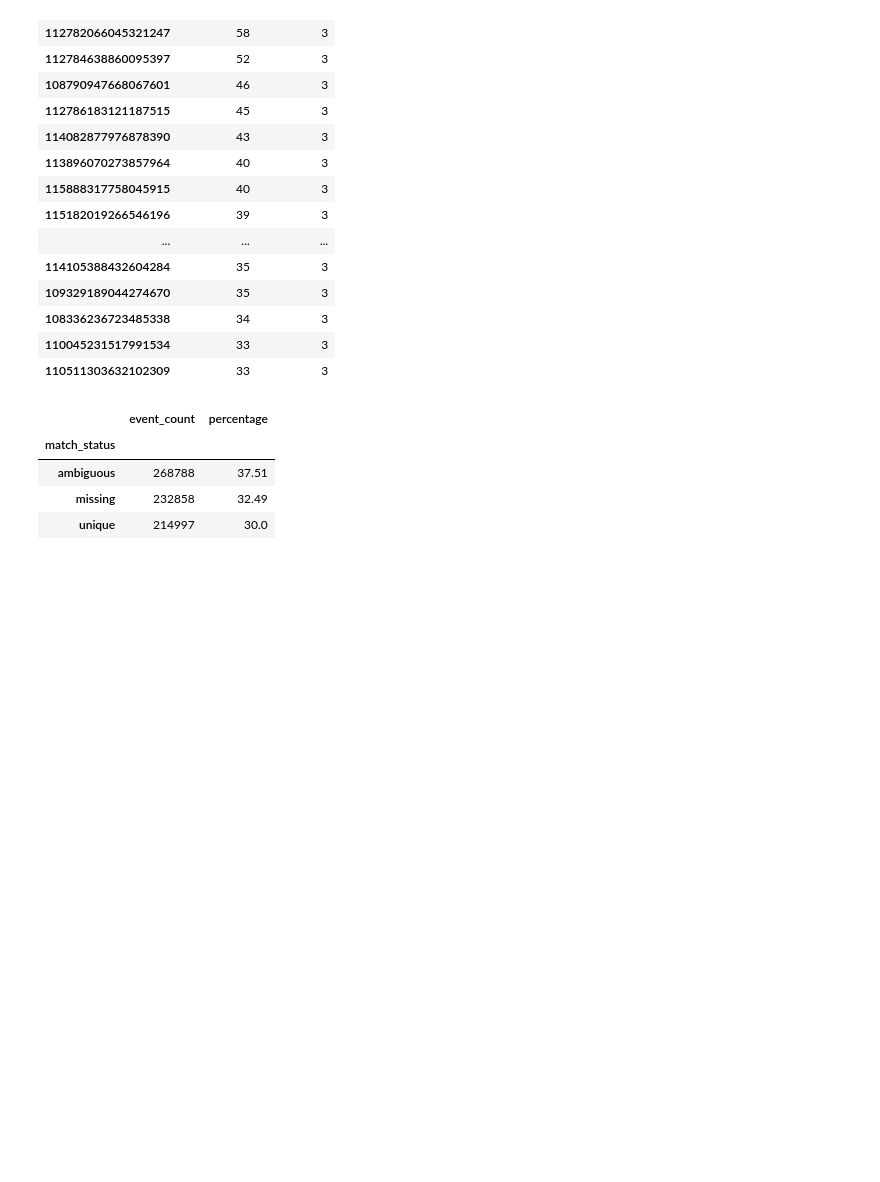
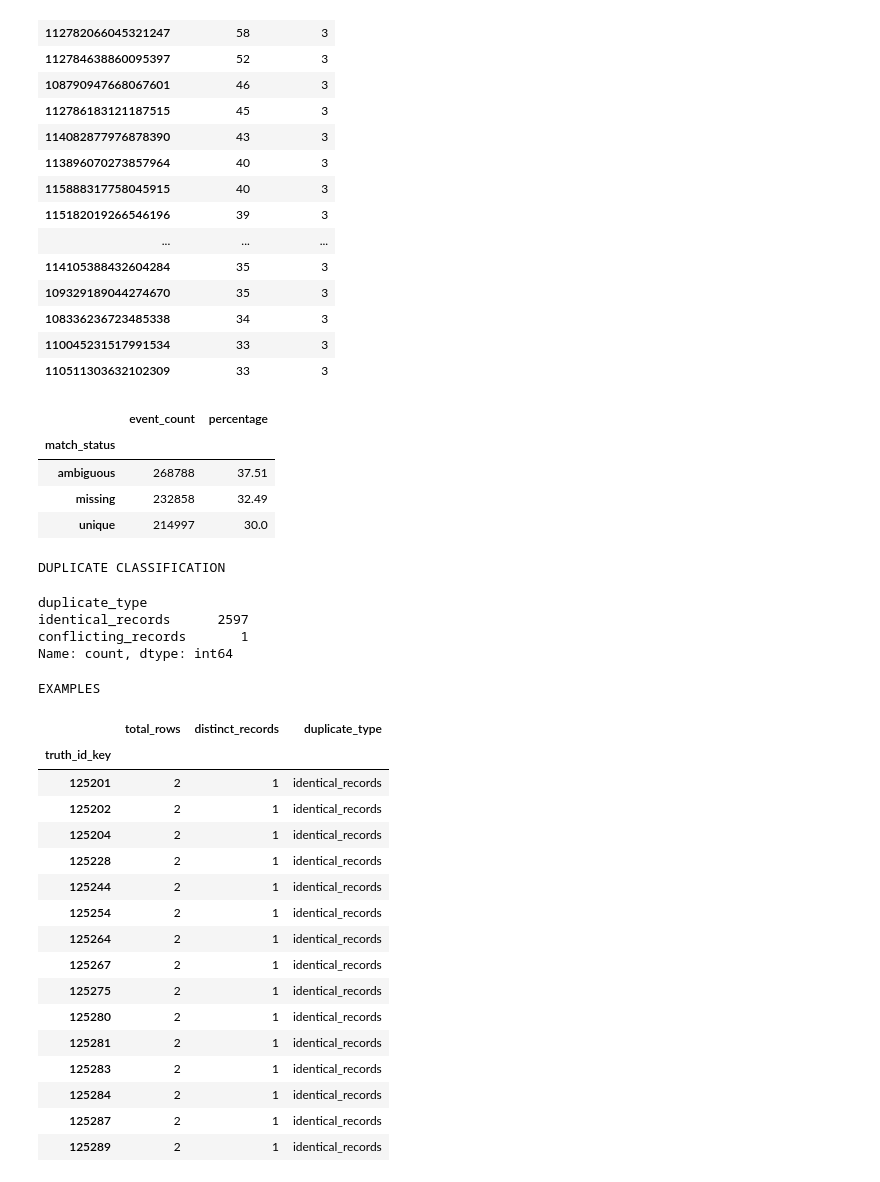
Before and after one commit to lorenzobuccolini03/Truth-Social-Analysis-and-Data-Warehousing---Decision-Support-Systems-, a Jupyter notebook: 01_assignment/01_03_explore_events.ipynb, the cells around one changed output. Saved outputs shown, nothing was run; the diff lists cells and outputs as text; code cells hidden in the pictures; blank space fills up the shorter version.

```diff
--- a/01_assignment/01_03_explore_events.ipynb
+++ b/01_assignment/01_03_explore_events.ipynb
@@ -907,3 +907,80 @@ display(event_match_summary)
 | ambiguous | 268788 | 37.51 |
 | missing | 232858 | 32.49 |
 | unique | 214997 | 30.0 |
+# %%
+# ============================================================
+# INVESTIGATE AMBIGUOUS TRUTH IDS
+# ============================================================
+
+# Select records with ambiguous truth_id
+ambiguous_truths = truth_reference[
+    truth_reference["truth_id_key"].isin(ambiguous_ids)
+].copy()
+
+# Columns to compare, excluding the normalized key
+compare_columns = [
+    col for col in ambiguous_truths.columns
+    if col != "truth_id_key"
+]
+
+# Count distinct rows per truth_id
+duplicate_analysis = (
+    ambiguous_truths
+    .groupby("truth_id_key")
+    .agg(
+        total_rows=("id", "size"),
+    )
+)
+
+# Number of distinct complete records for each ID
+distinct_records = (
+    ambiguous_truths[["truth_id_key"] + compare_columns]
+    .drop_duplicates()
+    .groupby("truth_id_key")
+    .size()
+)
+
+duplicate_analysis["distinct_records"] = distinct_records
+
+# Classify duplicate groups
+duplicate_analysis["duplicate_type"] = (
+    "conflicting_records"
+)
+
+duplicate_analysis.loc[
+    duplicate_analysis["distinct_records"] == 1,
+    "duplicate_type"
+] = "identical_records"
+
+print("DUPLICATE CLASSIFICATION")
+display(
+    duplicate_analysis["duplicate_type"]
+    .value_counts()
+)
+
+print("\nEXAMPLES")
+display(duplicate_analysis.head(15))
+# %% [output]
+DUPLICATE CLASSIFICATION
+duplicate_type
+identical_records      2597
+conflicting_records       1
+Name: count, dtype: int64
+EXAMPLES
+|  | total_rows | distinct_records | duplicate_type |
+| truth_id_key |  |  |  |
+| 125201 | 2 | 1 | identical_records |
+| 125202 | 2 | 1 | identical_records |
+| 125204 | 2 | 1 | identical_records |
+| 125228 | 2 | 1 | identical_records |
+| 125244 | 2 | 1 | identical_records |
+| 125254 | 2 | 1 | identical_records |
+| 125264 | 2 | 1 | identical_records |
+| 125267 | 2 | 1 | identical_records |
+| 125275 | 2 | 1 | identical_records |
+| 125280 | 2 | 1 | identical_records |
+| 125281 | 2 | 1 | identical_records |
+| 125283 | 2 | 1 | identical_records |
+| 125284 | 2 | 1 | identical_records |
+| 125287 | 2 | 1 | identical_records |
+| 125289 | 2 | 1 | identical_records |
```
Also changed, not shown: parts of 1 cell of this notebook, 7 other files.
